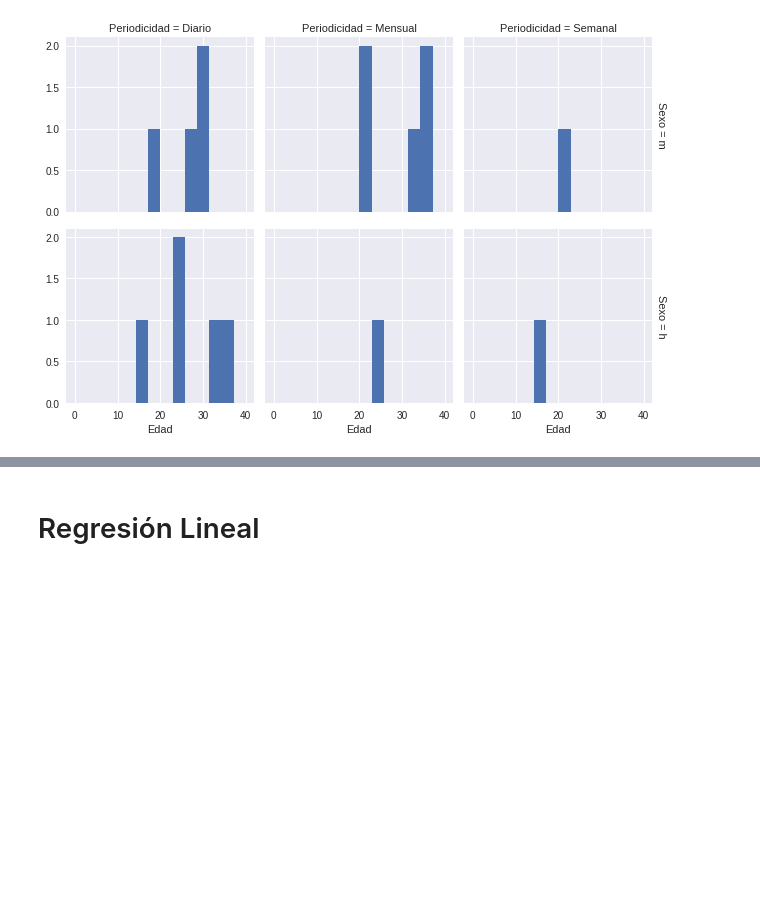
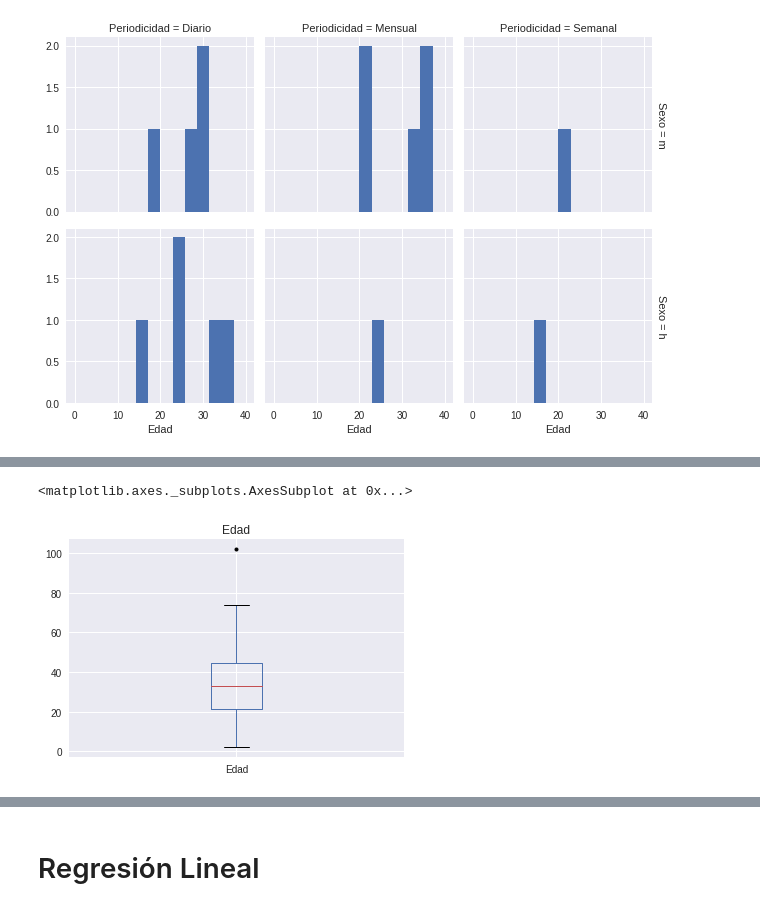
Before and after one commit to ayrtonddr/DS_taller, a Jupyter notebook: Linear_Regression.ipynb, the cells around one changed output, grey strips where cells are left out. Drawn from its saved outputs; the diff is of its cells as text; code cells hidden in the pictures; blank space fills up the shorter version.

```diff
--- a/Linear_Regression.ipynb
+++ b/Linear_Regression.ipynb
@@ -74,0 +130,8 @@ grid.map(plt.hist,'Edad',bins=np.linspace(0,40,15));
+# %%
+#Box Plot
+plt.title('Edad')
+#The sym 'k.' is just the figure to show the outliers.
+data.boxplot(column="Edad",  sym='k.')
+# %% [output]
+<matplotlib.axes._subplots.AxesSubplot at 0x...>
+[figure, added]
```
Also changed, not shown: parts of 29 cells of this notebook.
